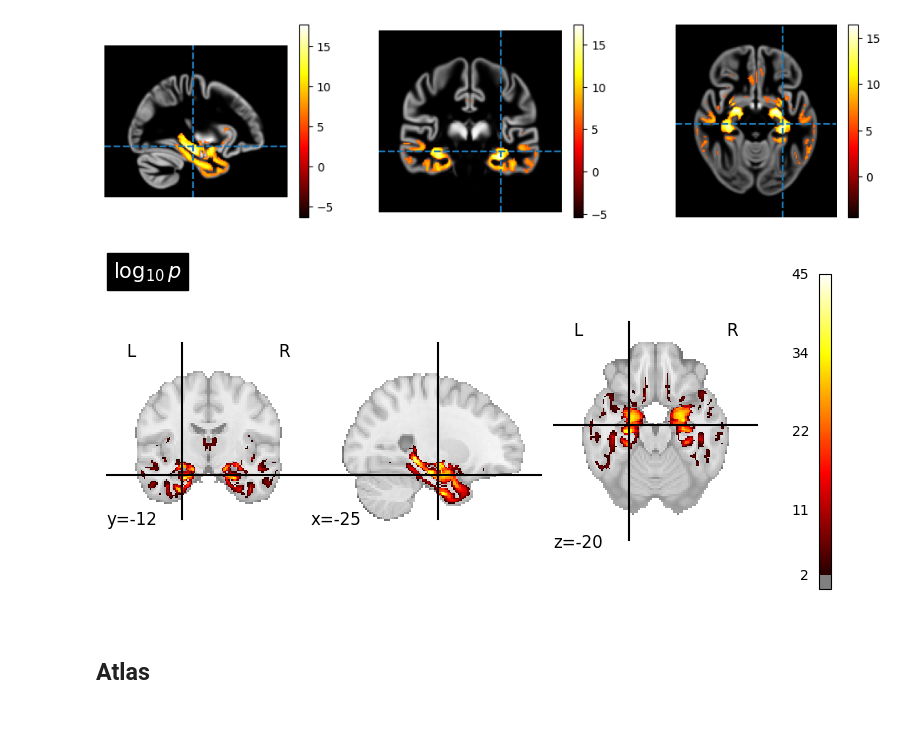
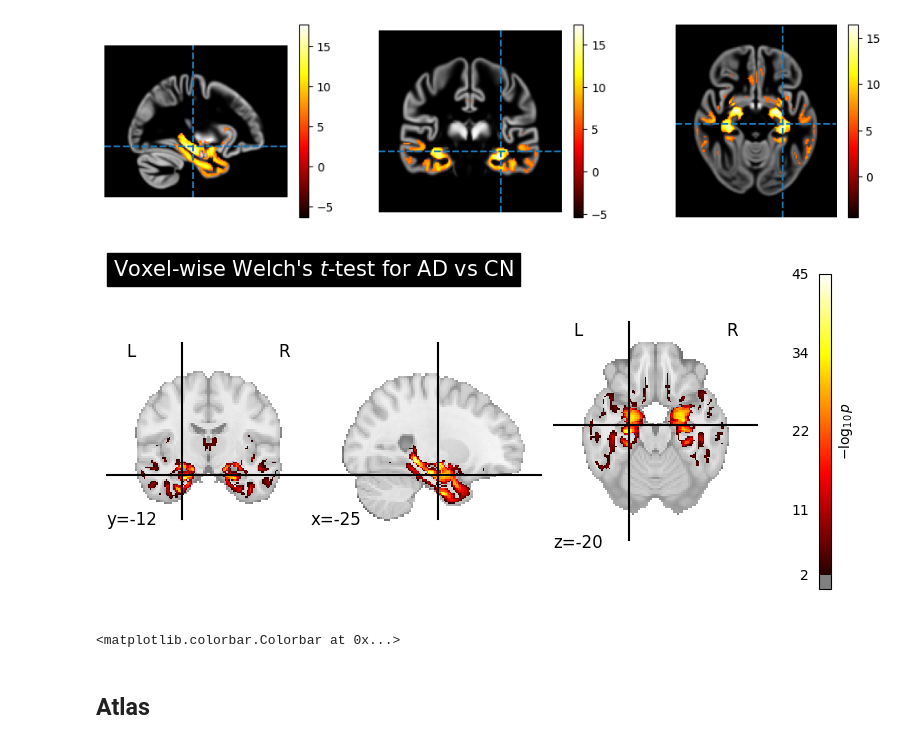
Before and after one commit to bckrlab/ad-fidelity, a Jupyter notebook: reports/adni-eda.ipynb, the cells around one changed output. Cells and saved outputs as stored; diff of their text form; code cells hidden in the pictures.

```diff
--- a/reports/adni-eda.ipynb
+++ b/reports/adni-eda.ipynb
@@ -215,12 +244,17 @@ plot_slices(ts, xyz, fig, axs, cmap="hot", alpha=reject.astype(np.float64), colo
 # %%
 # plot via nilearn
 ps_log = -np.log10(ps_adj)
 ps_log = np.nan_to_num(ps_log)
 
 p_img = nib.Nifti1Image(ps_log, affine)
-nil.plotting.plot_stat_map(p_img, threshold=2, title="$\\log_{10} p$", cmap="hot");
+statmap = nil.plotting.plot_stat_map(p_img, threshold=2, title="Voxel-wise Welch's $t$-test for AD vs CN", cmap="hot");
+statmap._cbar.set_label("$-\\log_{10} p$")
 # %% [output]
-[figure, old version]
+[figure, new version]
+# %%
+statmap._cbar
+# %% [output]
+<matplotlib.colorbar.Colorbar at 0x...>
 # %% [markdown]
 ## Atlas
 # %%
```
Also changed, not shown: parts of 4 cells of this notebook, 2 other files.
